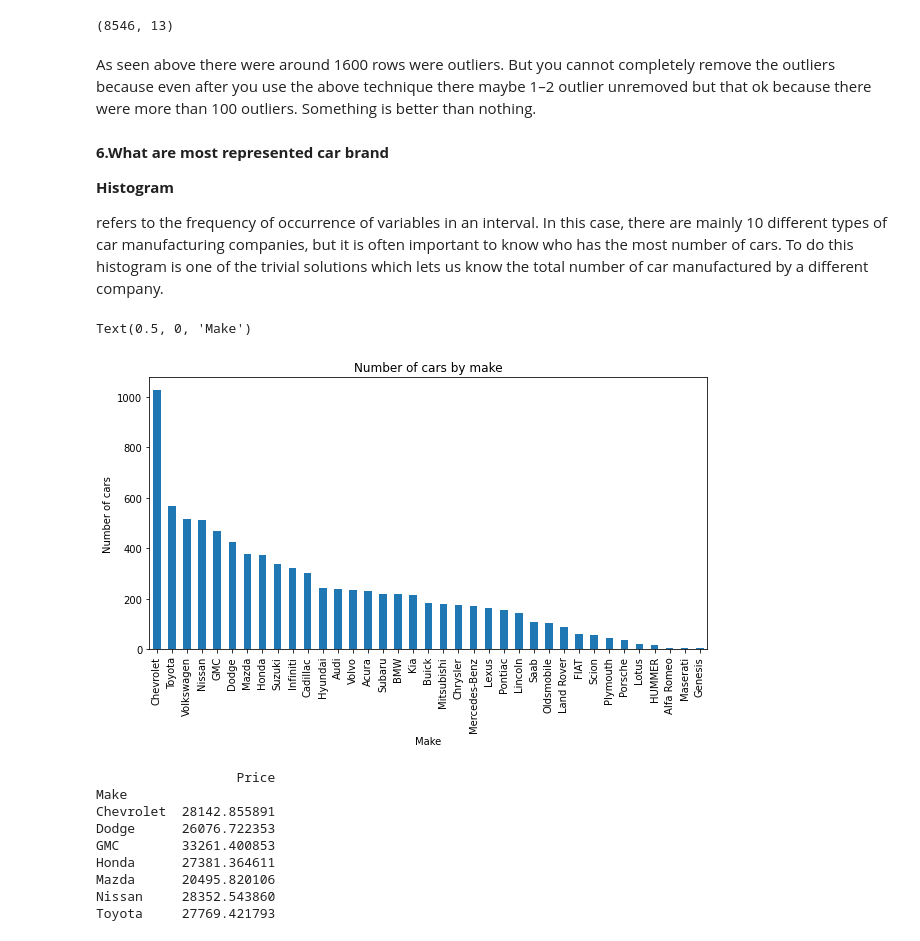
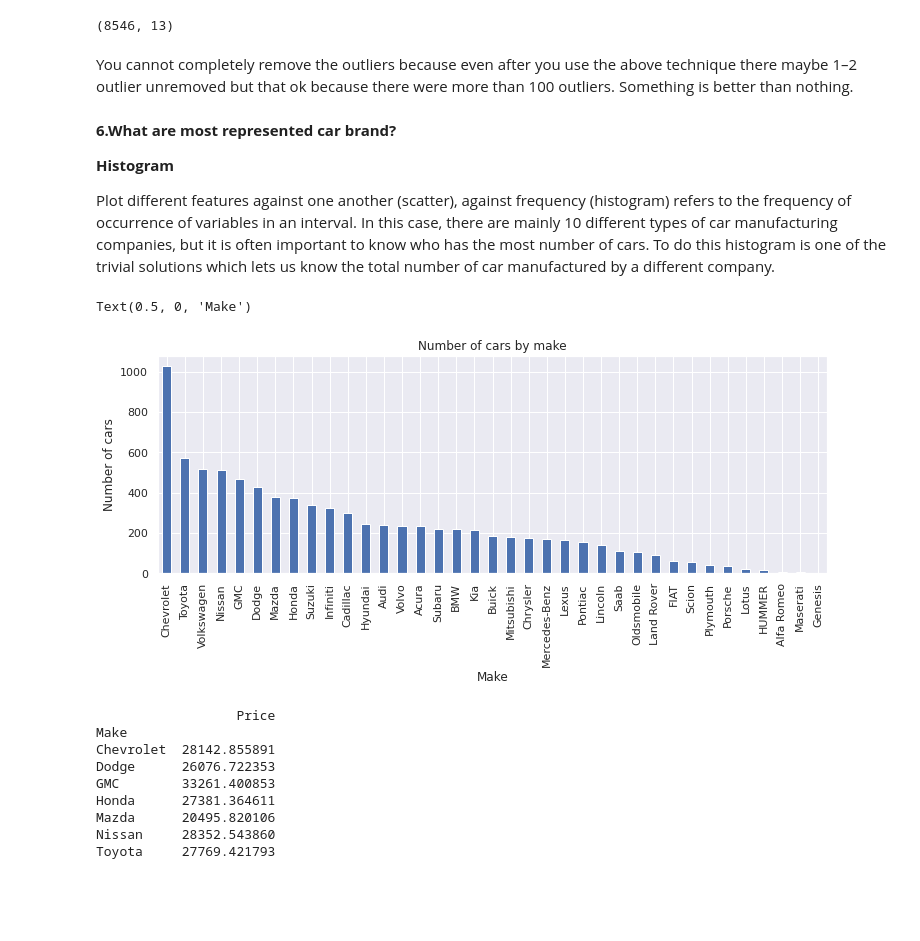
Before and after one commit to Madhavi-Sawarkar/MLProject1, a Jupyter notebook: MLPROJECT.ipynb, the cells around one changed output. Drawn from its saved outputs; the diff is of its cells as text; code cells hidden in the pictures; blank space fills up the shorter version.

```diff
--- a/MLPROJECT.ipynb
+++ b/MLPROJECT.ipynb
@@ -19,9 +21,10 @@ That is exactly what we will be doing here. We will explore the variables and fi
 #Important libraries for EDA
 import pandas as pd
 import numpy as np
-import seaborn as sns
-import matplotlib.pyplot as plt
+import seaborn as sns                       #visualisation
+import matplotlib.pyplot as plt             #visualisation
 %matplotlib inline
+sns.set(color_codes=True)
 # %% [markdown]
 1(a) Loading Data Into Data Frame
 
@@ -292,31 +321,32 @@ data.shape
 # %% [output]
 (8546, 13)
 # %% [markdown]
-As seen above there were around 1600 rows were outliers. But you cannot completely remove the outliers because even after you use the above technique there maybe 1–2 outlier unremoved but that ok because there were more than 100 outliers. Something is better than nothing.
+You cannot completely remove the outliers because even after you use the above technique there maybe 1–2 outlier unremoved but that ok because there were more than 100 outliers. Something is better than nothing.
 # %% [markdown]
-**6.What are most represented car brand**
+**6.What are most represented car brand?**
 
  **Histogram**
 
- refers to the frequency of occurrence of variables in an interval. In this case, there are mainly 10 different types of car manufacturing companies, but it is often important to know who has the most number of cars. To do this histogram is one of the trivial solutions which lets us know the total number of car manufactured by a different company.
+ Plot different features against one another (scatter), against frequency (histogram)
+refers to the frequency of occurrence of variables in an interval. In this case, there are mainly 10 different types of car manufacturing companies, but it is often important to know who has the most number of cars. To do this histogram is one of the trivial solutions which lets us know the total number of car manufactured by a different company.
 # %%
 #percentage of car per brand
 #counts = data['Make'].value_counts()*100/sum(data['Make'].value_counts())
 #Top 10 Car Brands
 #popular_labels = counts.index[:10]
 #Plot
 #plt.figure(figsize=(10,5))
 #plt.barh(popular_labels, width=counts[:10])
 #plt.title('Top 10 Car Brands')
 #plt.show()
 # Plotting a Histogram
-data.Make.value_counts().nlargest(40).plot(kind='bar', figsize=(10,5))
+data.Make.value_counts().nlargest(40).plot(kind='bar', figsize=(12,4))
 plt.title("Number of cars by make")
 plt.ylabel('Number of cars')
 plt.xlabel('Make')
 # %% [output]
 Text(0.5, 0, 'Make')
-[figure, old version]
+[figure, new version]
 # %%
 prices = data[['Make','Price']].loc[(data['Make']=="Chevrolet")|
                                     (data['Make']=="Ford")|
```
Also changed, not shown: parts of 27 cells of this notebook.
